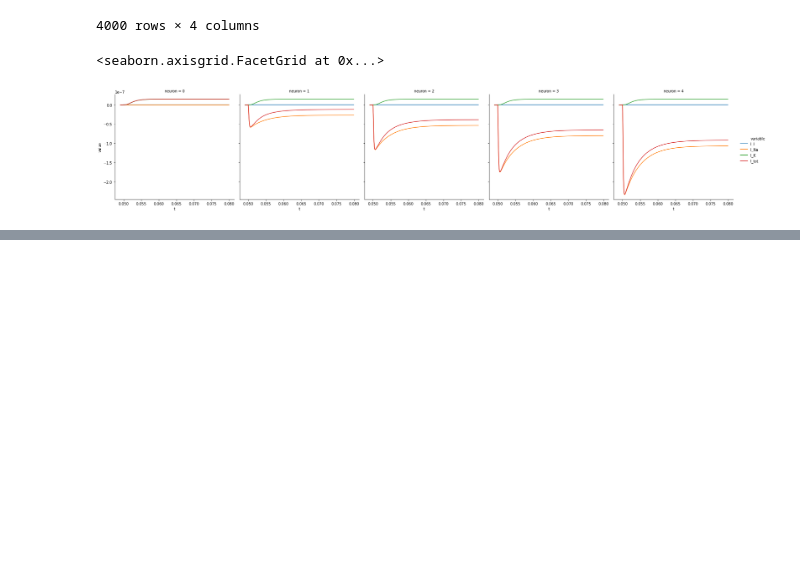
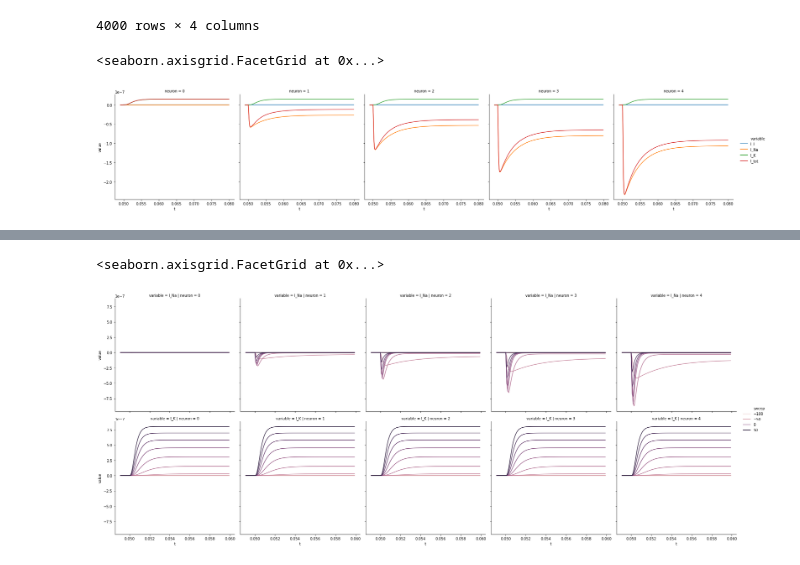
Before and after one commit to linusconrad/neurodynamics-learning, a Jupyter notebook: HHsandbox.ipynb, the cells around one changed output, grey strips where cells are left out. Cells and saved outputs as stored; diff of their text form; code cells hidden in the pictures; blank space fills up the shorter version.

```diff
--- a/HHsandbox.ipynb
+++ b/HHsandbox.ipynb
@@ -801,0 +820,8 @@ sns.relplot(data = pd.melt(gNa_varieddf,
+# %%
+# store the initial state of the simulation
+# do not add the statemonitor, as before. It will just record the equilibration step.
+# that will then mess up the registering
+groupnet = Network(group, statemon)
+# run the simulation at RMP for a bit to equilibrate
+groupnet.run(50*ms)
+groupnet.store()
@@ -801,0 +886,13 @@ sns.relplot(data = pd.melt(gNa_varieddf,
+# %%
+# alternatively, plot all sweeps for each neuron but split by current
+# filter out the boring stuff and plot just the vgated ones
+sns.relplot(data = gNa_varieddf.query("t > 0.049 & t < 0.06 & (variable == 'I_Na' or variable == 'I_K')"),
+            col = 'neuron',
+            row = 'variable',
+            kind = 'line',
+            hue = 'sweep',
+            x = 't',
+            y = 'value')
+# %% [output]
+<seaborn.axisgrid.FacetGrid at 0x...>
+[figure, added]
```
Also changed, not shown: parts of 10 cells of this notebook, 1 other file.
